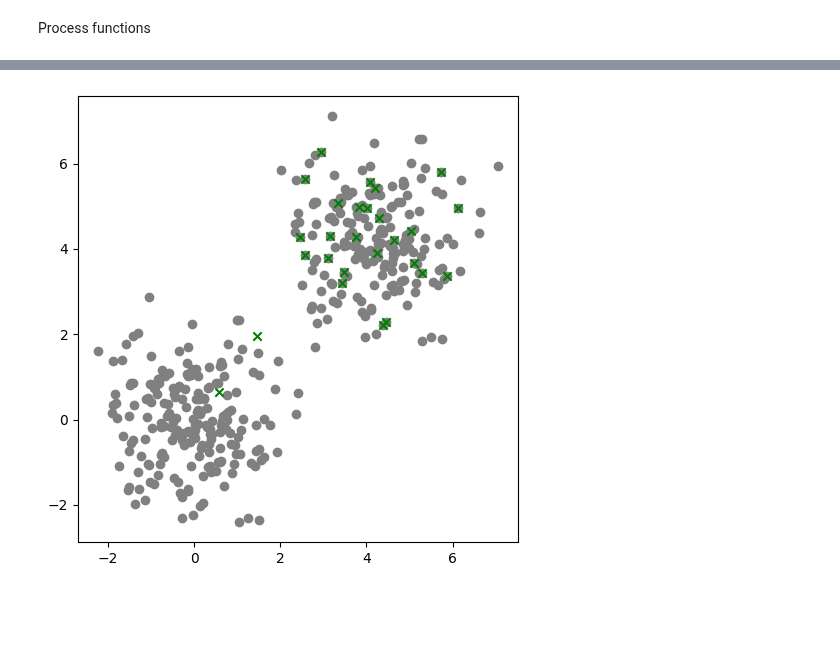
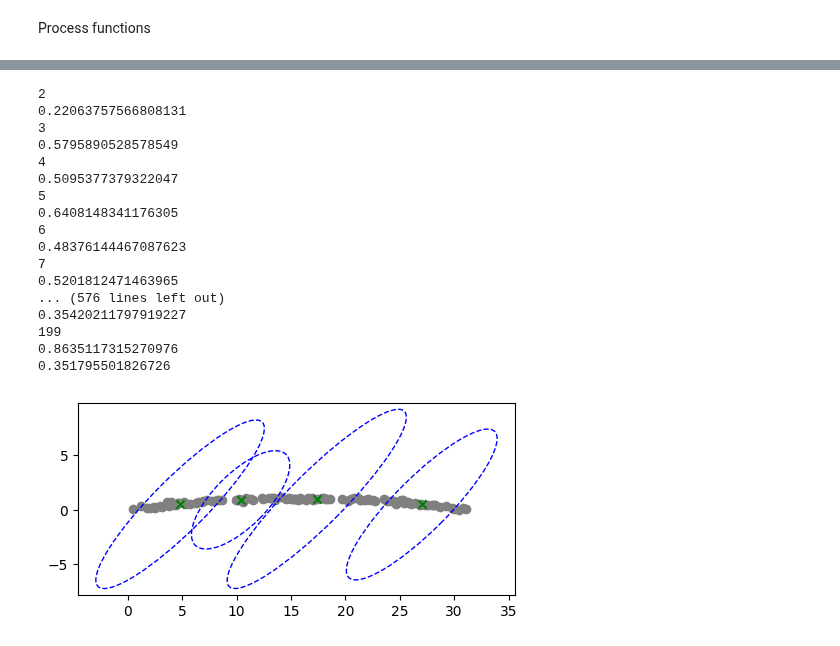
Before and after one commit to Stevan-LS/Online-DaDiL, a Jupyter notebook: Online GMM/Online GMM.ipynb, the cells around one changed output, grey strips where cells are left out. Cells and saved outputs as stored; diff of their text form; code cells hidden in the pictures; blank space fills up the shorter version.

Commit message:
Online GMM

```diff
--- a/Online GMM/Online GMM.ipynb
+++ b/Online GMM/Online GMM.ipynb
@@ -75,8 +87,8 @@ uncertain_fidelity_threshold = np.exp(N*np.log(precise_fidelity_threshold)/(chi2
 Utility functions
 # %%
 def initialize_ecdf(x1, x2):
-    new_gaussian1 = (x1, np.eye(2) / 10, 1)
-    new_gaussian2 = (x2, np.eye(2) / 10, 1)
+    new_gaussian1 = (x1, point_covariance_matrix, 1)
+    new_gaussian2 = (x2, point_covariance_matrix, 1)
     precise_GMM = [new_gaussian1, new_gaussian2]
     uncertain_GMM = [new_gaussian1, new_gaussian2]
     ecdf = ([], [], [])
@@ -173,7 +185,7 @@ def tcdf(GMM, x):
 
 
 
-def fidelity(ecdf, GMM, T_D=1):
+def fidelity(ecdf, GMM, T_D=0.5):
     '''
     Compute the fidelity of the Gaussian model
 
@@ -215,7 +227,7 @@ def nearest_neighbor(x, L):
     return:
       near_point_index: the nearest neighbor index
     '''
-    dists= [np.linalg.norm((x, L[i])) for i in range(len(L))]
+    dists= [np.linalg.norm((x - L[i])) for i in range(len(L))]
     near_point_index = np.argmin(dists)
 
     return near_point_index
@@ -354,7 +366,7 @@ def online_precise_GMM(X):
     for i in range(2, n):
         print(i)
         ecdf = ecdf_update(X[i], ecdf)
-        new_gaussian = (X[i], np.eye(2) / 10, 1)
+        new_gaussian = (X[i], point_covariance_matrix, 1)
         precise_GMM.append(new_gaussian)
         precise_GMM = precise_GMM_reduction(precise_GMM, ecdf, precise_fidelity_threshold)
         gauss_history.append([precise_GMM[i][0] for i in range(len(precise_GMM))])
@@ -399,10 +390,61 @@ result = online_precise_GMM(X)
+# %%
+X = np.random.permutation(X_arc)
+xmin, ymin = np.min(X, axis=0)[0], np.min(X, axis=0)[1]
+xmax, ymax = np.max(X, axis=0)[0], np.max(X, axis=0)[1]
+
+result = online_precise_GMM(X)
+# %% [output]
+2
+0.22063757566808131
+3
+0.5795890528578549
+4
+0.5095377379322047
+5
+0.6408148341176305
+6
+0.48376144467087623
+7
+0.5201812471463965
+... (576 lines left out)
+0.35420211797919227
+199
+0.8635117315270976
+0.351795501826726
+# %%
+def plot_GMM(GMM, fig, ax):
+    # Define the mean and covariance matrix
+    for i in range(len(GMM)):
+        mean = GMM[i][0]  # Mean of the distribution
+        cov_matrix = GMM[i][1]  # Covariance matrix
+
+        # Calculate the eigenvalues and eigenvectors of the covariance matrix
+        eigenvalues, eigenvectors = np.linalg.eig(cov_matrix)
+
+        # Get the major and minor axes lengths from the eigenvalues
+        major_axis_length = 2.0 * np.sqrt(5.991 * eigenvalues[0])  # 95% confidence interval
+        minor_axis_length = 2.0 * np.sqrt(5.991 * eigenvalues[1])  # 95% confidence interval
+
+        # Calculate the angle of rotation from the eigenvectors
+        angle = np.degrees(np.arctan2(eigenvectors[1, 0], eigenvectors[0, 0]))
+
+        # Create an Ellipse object representing the covariance ellipse
+        ellipse = patches.Ellipse(xy=mean, width=2 * np.sqrt(5.991 * eigenvalues[0]), height=2 * np.sqrt(5.991 * eigenvalues[1]),
+                           angle=angle, fill=False, color='b', linestyle='dashed')
+
+        # Add the ellipse to the plot
+        ax.add_patch(ellipse)
+
+        # Set the aspect ratio of the plot to 'equal' to ensure the ellipse is not distorted
+        ax.set_aspect('equal', adjustable='box')
 # %%
 means = [result[0][i][0] for i in range(len(result[0]))]
 fig, ax = plt.subplots(1, 1, figsize=(5, 5))
 
-ax.scatter(x=Xt[::2, 0], y=Xt[::2, 1], color='grey')
+ax.scatter(x=X[::2, 0], y=X[::2, 1], color='grey')
 ax.scatter(x=[means[i][0] for i in range(len(means))], y=[means[i][1] for i in range(len(means))], marker = 'x', color='g', zorder=1)
+plot_GMM(result[0], fig, ax)
 plt.tight_layout()
 # %% [output]
-[figure, old version]
+[figure, new version]
 # %%
```
Also changed, not shown: parts of 10 cells of this notebook, 1 other file.
